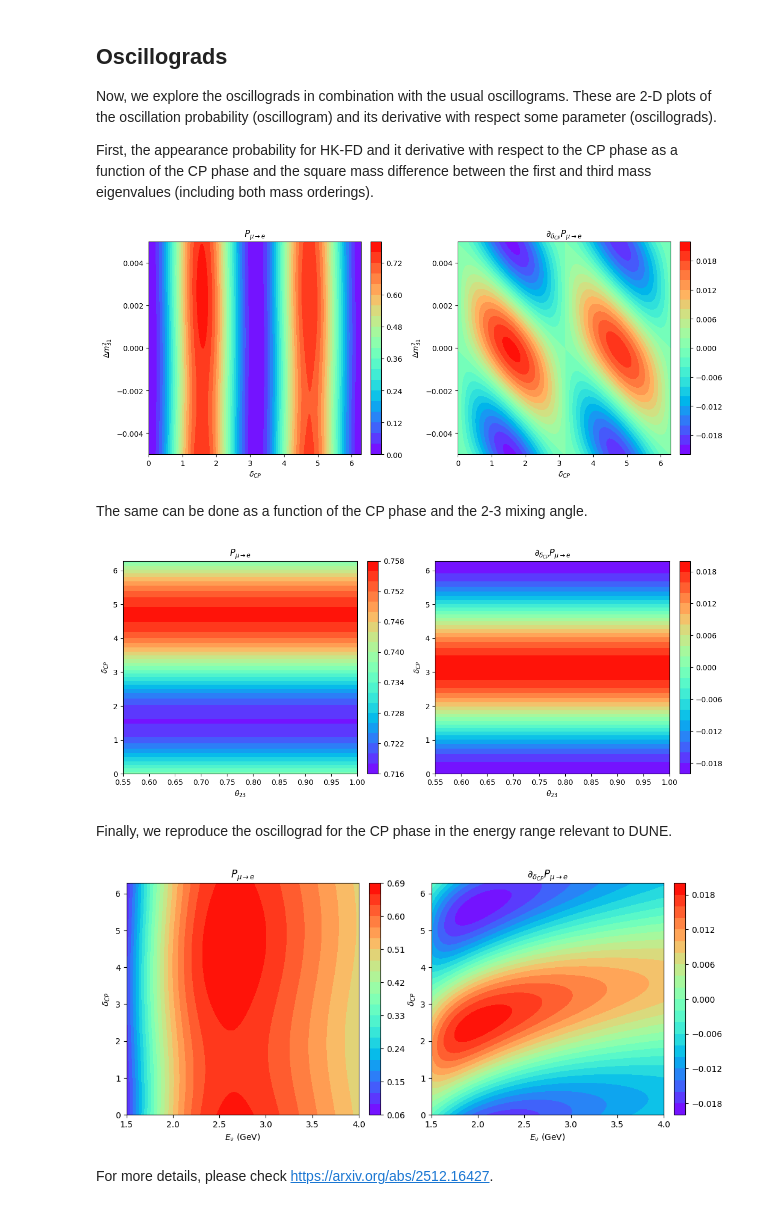
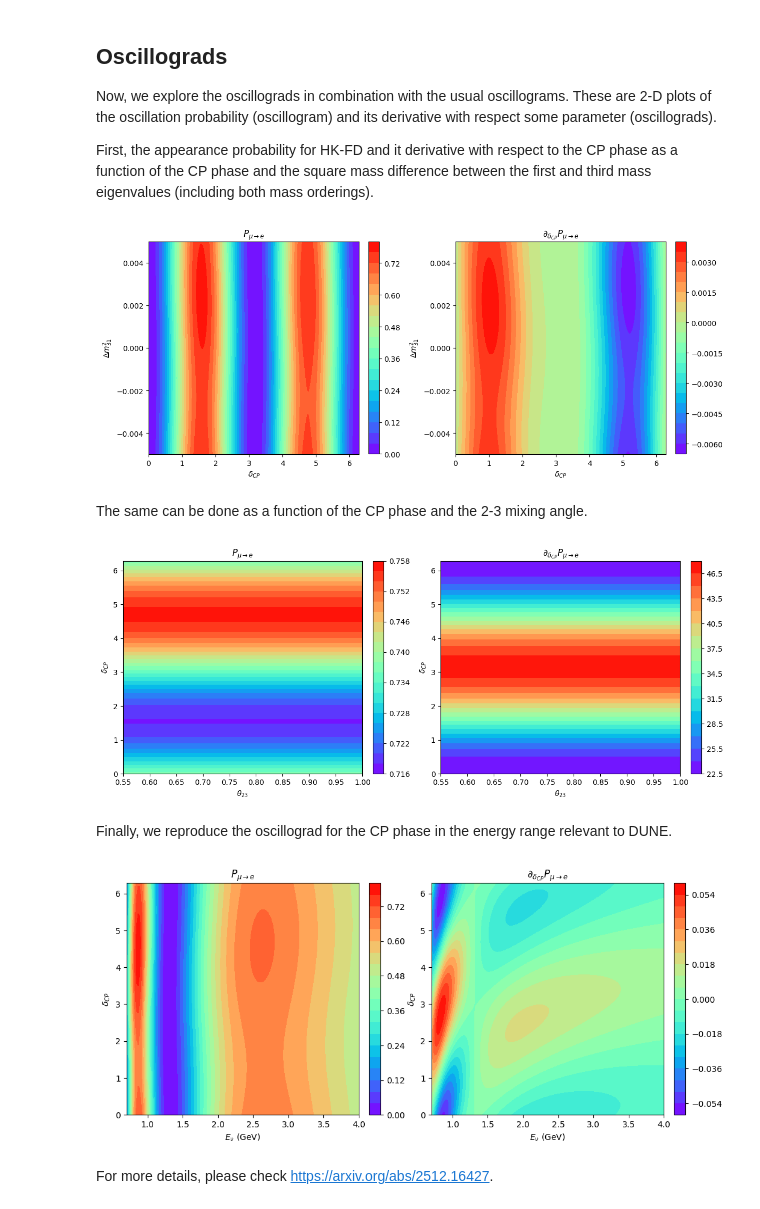
Before and after one commit to pabloferm/CHIC, a Jupyter notebook: examples/python/example.ipynb, the cells around one changed output. Cells and saved outputs as stored; diff of their text form; code cells hidden in the pictures.

```diff
--- a/examples/python/example.ipynb
+++ b/examples/python/example.ipynb
@@ -183,7 +183,7 @@ for i, delta in enumerate(dcp): #x
     for j, dm in enumerate(dm231): #y
         dch.update_dm231(dm)                 # update dm231
         Px = dch.compute_oscillations(Enu_peak, detectors["HK-FD"])
-        dPx = dch.compute_oscillations_derivatives("dcp", Enu_peak, detectors["HK-FD"])
+        dPx = dch.compute_oscillations_derivatives("density", Enu_peak, detectors["HK-FD"])
         P[i, j] = Px[0, 1]
         dP[i, j] = dPx[0, 1]
 
@@ -209,7 +209,7 @@ cbar1 = fig.colorbar(cs1, ax=axes[1], fraction=0.046, pad=0.04)
 plt.tight_layout()
 plt.show()
 # %% [output]
-[figure, old version]
+[figure, new version]
 # %% [markdown]
 The same can be done as a function of the CP phase and the 2-3 mixing angle.
 # %%
@@ -225,7 +225,7 @@ for i, delta in enumerate(dcp):
     dch.update_dcp(delta)                 # update theta23
     for j, delta in enumerate(th23):
         Px = dch.compute_oscillations(Enu_peak, detectors["HK-FD"])
-        dPx = dch.compute_oscillations_derivatives("dcp", Enu_peak, detectors["HK-FD"])
+        dPx = dch.compute_oscillations_derivatives("dm231", Enu_peak, detectors["HK-FD"])
         P[i, j] = Px[0, 1]
         dP[i, j] = dPx[0, 1]
 
@@ -251,41 +251,41 @@ cbar1 = fig.colorbar(cs1, ax=axes[1], fraction=0.046, pad=0.04)
 plt.tight_layout()
 plt.show()
 # %% [output]
-[figure, old version]
+[figure, new version]
 # %% [markdown]
 Finally, we reproduce the oscillograd for the CP phase in the energy range relevant to DUNE.
 # %%
-DUNE_energy = np.linspace(1.5, 4., 200)
+DUNE_energy = np.linspace(0.7, 4., 200)
 DUNE_L = 1300. # km
 
 for i, th in enumerate(dcp): # y
     dch.update_dcp(th)                 # update theta23
     for j, E_DUNE in enumerate(DUNE_energy): # x
         Px = dch.compute_oscillations(E_DUNE, DUNE_L)
         dPx = dch.compute_oscillations_derivatives("dcp", E_DUNE, DUNE_L)
         P[i, j] = Px[0, 1]
         dP[i, j] = dPx[0, 1]
 
 fig, axes = plt.subplots(1, 2, figsize=(12, 5))
 
 ED, CP = np.meshgrid(DUNE_energy, dcp)
 
 # P panel
 cs0 = axes[0].contourf(ED, CP, P, levels=levels, cmap='rainbow', extend='neither')
 axes[0].set_xlabel(r'$E_\nu$ (GeV)')
 axes[0].set_ylabel(r'$\delta_{CP}$')
 axes[0].set_title(r'$P_{\mu\rightarrow e}$')
 cbar0 = fig.colorbar(cs0, ax=axes[0], fraction=0.046, pad=0.04)
 
 # dP panel
 cs1 = axes[1].contourf(ED, CP, dP, levels=levels, cmap='rainbow', extend='neither')
 axes[1].set_xlabel(r'$E_\nu$ (GeV)')
 axes[1].set_ylabel(r'$\delta_{CP}$')
 axes[1].set_title(r'$\partial_{\delta_{CP}}P_{\mu\rightarrow e}$')
 cbar1 = fig.colorbar(cs1, ax=axes[1], fraction=0.046, pad=0.04)
 
 plt.show()
 # %% [output]
-[figure, old version]
+[figure, new version]
 # %% [markdown]
 For more details, please check https://arxiv.org/abs/2512.16427.
```
Also changed, not shown: 1 other file.
